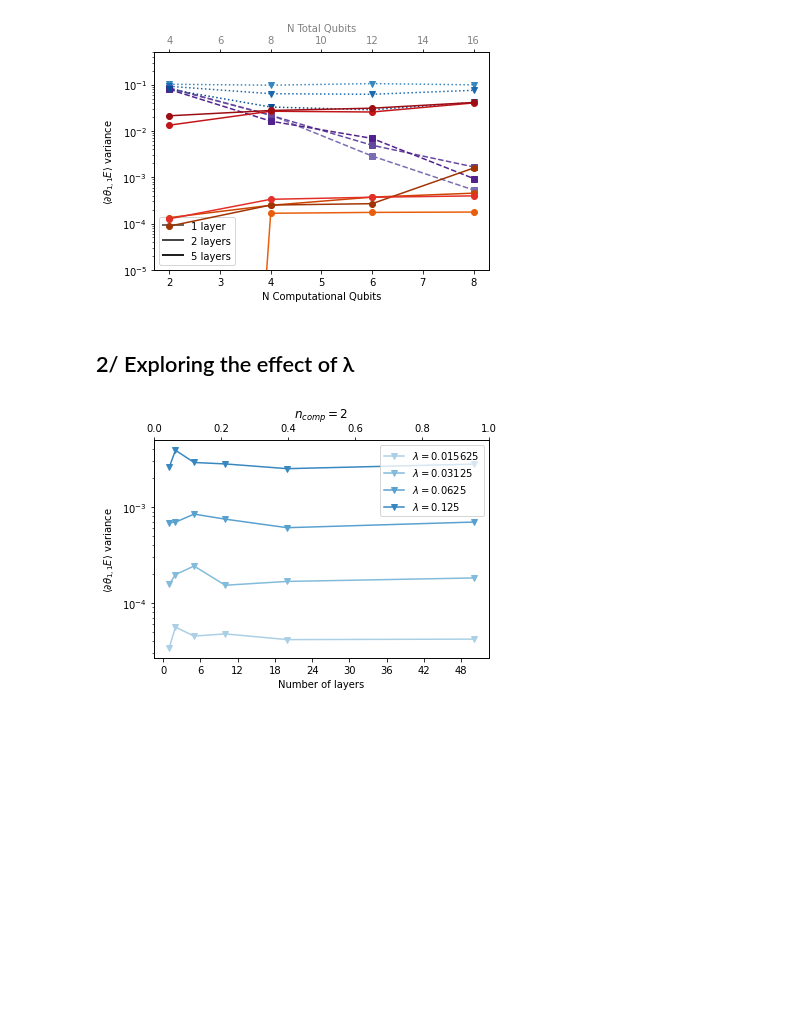
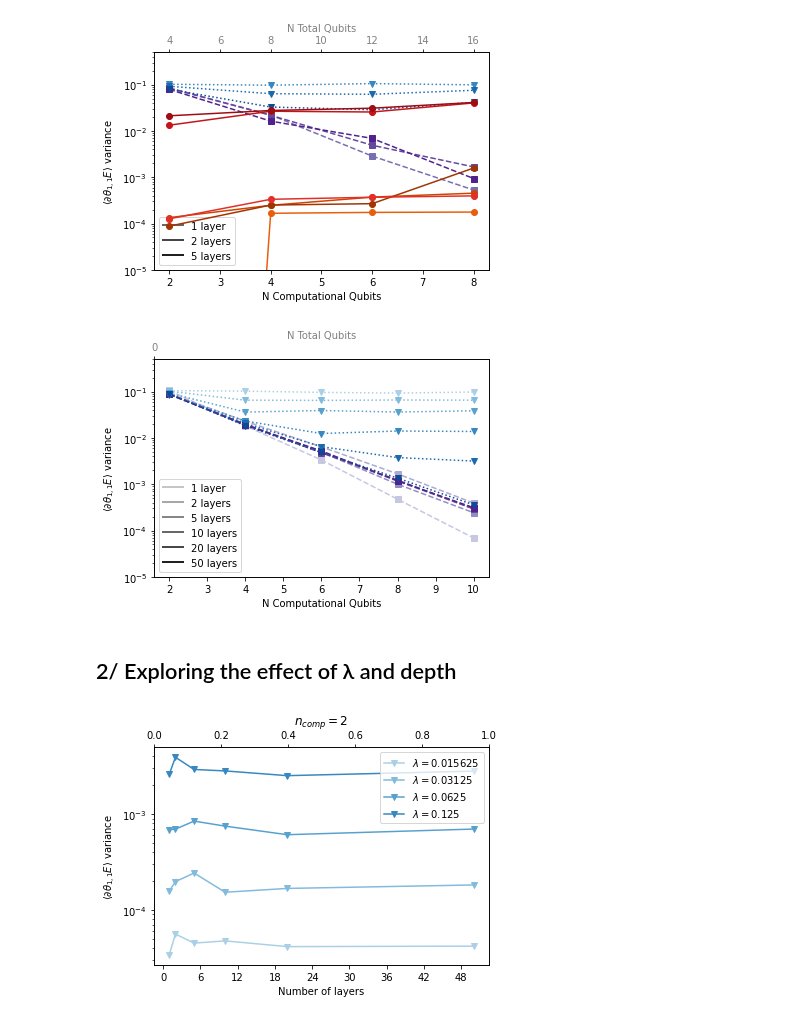
Before and after one commit to SimonCichy/barren-gadgets, a Jupyter notebook: plotting/relevant_results.ipynb, the cells around one changed output. Drawn from its saved outputs; the diff is of its cells as text; code cells hidden in the pictures; blank space fills up the shorter version.

```diff
--- a/plotting/relevant_results.ipynb
+++ b/plotting/relevant_results.ipynb
@@ -76,7 +78,15 @@ file_list = ['../../results/data/220406_global_circuit_8qubits_5layers_0.5lambda
 plot_variances_vs_qubits(file_list, colours[:,-4:], normalize=False, limits=[1e-5, 5e-1])
 # %% [output]
 [figure]
+# %%
+file_list = [data_folder + 'gradients/220407_global_circuit_10qubits_50layers_0.5lambda_1000samples.dat',
+             data_folder + 'gradients/220407_local_circuit_10qubits_50layers_0.5lambda_1000samples.dat',
+             data_folder + 'gradients/220407_gadget2_circuit_10qubits_50layers_0.5lambda_1000samples.dat']
+
+plot_variances_vs_qubits(file_list[:2], colours, normalize=False, limits=[1e-5, 5e-1])
+# %% [output]
+[figure, added]
 # %% [markdown]
-2/ Exploring the effect of λ
+2/ Exploring the effect of λ and depth
 -------------
 # %%
```
Also changed, not shown: parts of 13 cells of this notebook, 1 other file.
